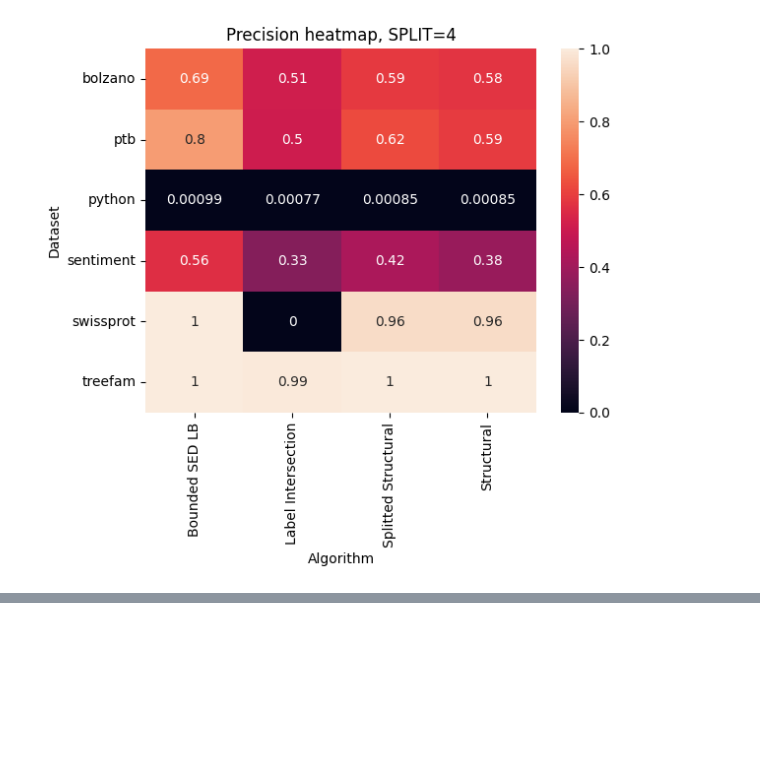
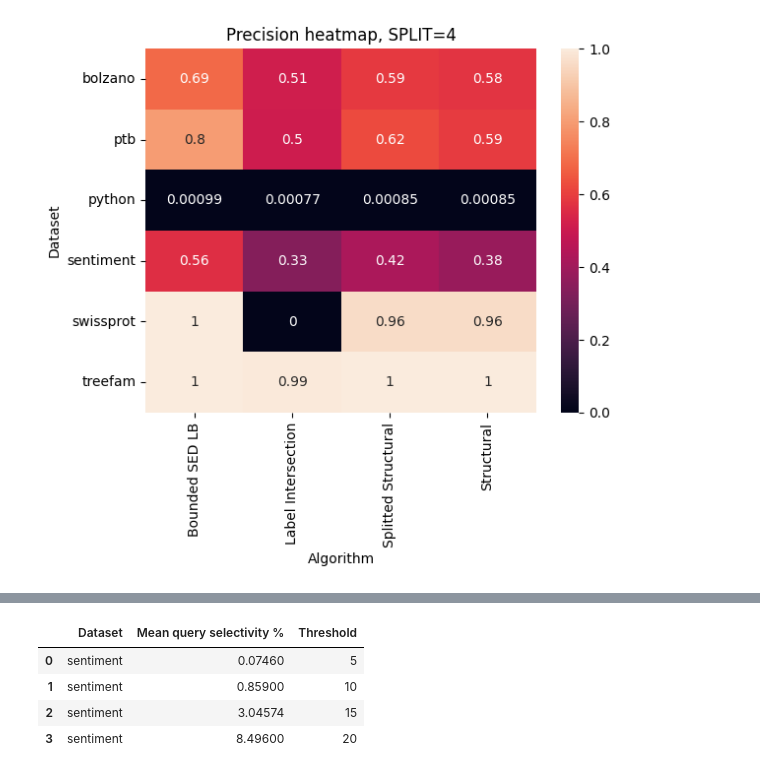
Before and after one commit to LukMRVC/tree-statistics, a Jupyter notebook: TED-viz.ipynb, the cells around one changed output, grey strips where cells are left out. Cells and saved outputs as stored; diff of their text form; code cells hidden in the pictures; blank space fills up the shorter version.

```diff
--- a/TED-viz.ipynb
+++ b/TED-viz.ipynb
@@ -212,0 +305,9 @@ hp.set(title='Selectivity heatmap, SPLIT=4')
+# %%
+selectivities = [('sentiment', 0.0746, 5), ('sentiment', 0.859, 10), ('sentiment', 3.04574, 15), ('sentiment', 8.496, 20)]
+pd.DataFrame.from_records(selectivities, columns=['Dataset', 'Mean query selectivity %', 'Threshold'])
+# %% [output]
+|  | Dataset | Mean query selectivity % | Threshold |
+| 0 | sentiment | 0.07460 | 5 |
+| 1 | sentiment | 0.85900 | 10 |
+| 2 | sentiment | 3.04574 | 15 |
+| 3 | sentiment | 8.49600 | 20 |
```
Also changed, not shown: parts of 5 cells of this notebook, 3 other files.
